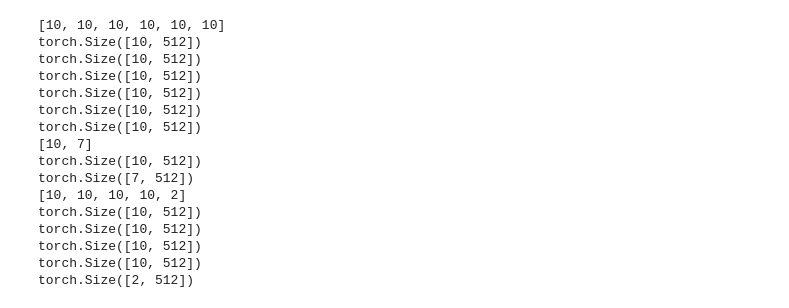
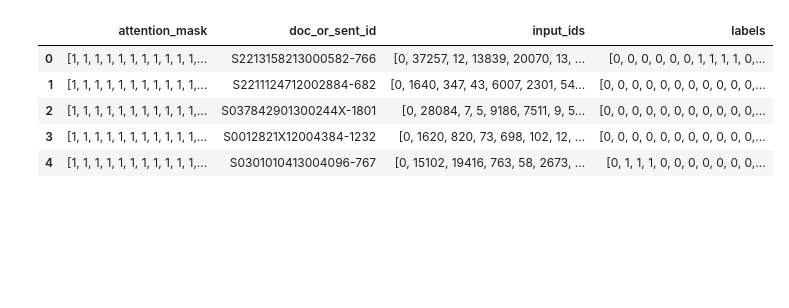
Before and after one commit to harperco/MeasEval, a Jupyter notebook: baselines/batch_doc_pipeline.ipynb, the cells around one changed output. Saved outputs shown, nothing was run; the diff lists cells and outputs as text; code cells hidden in the pictures; blank space fills up the shorter version.

```diff
--- a/baselines/batch_doc_pipeline.ipynb
+++ b/baselines/batch_doc_pipeline.ipynb
@@ -5,11 +5,14 @@ import json
 import pandas as pd
 import numpy as np
 import torch
-from transformers import RobertaConfig, RobertaTokenizerFast, RobertaForTokenClassification, RobertaModel
-from sklearn.metrics import confusion_matrix, ConfusionMatrixDisplay
+from torch import nn
+from torch.optim import AdamW
+import torchmetrics
+from transformers import RobertaTokenizerFast, AutoModel
+from transformers import get_scheduler
+from sklearn.metrics import confusion_matrix
 from sklearn.metrics import classification_report
-
-# from transformers import RobertaTokenizer, RobertaModel
+from tqdm.auto import tqdm
 
 random.seed(42)
 reshuffle_docs = False
@@ -22,11 +25,10 @@ batch_size = 10 # documents
 learning_rate = 2e-4
 n_epochs = 10
 
+type = 'Quantity'
+
 model_name = 'allenai/biomed_roberta_base'
-dropout = .03
 
-# annot_types = ['Quantity', 'MeasuredEntity', 'MeasuredProperty', 'Qualifier']
+device = torch.device("cuda") if torch.cuda.is_available() else torch.device("cpu")
 
-dummy_run = True
-
-small_size = .2 # multiplier for making small datasets
+data_size_reduce = 1 # multiplier for making small datasets
@@ -170,24 +191,25 @@ def tokenize_and_align_labels(docs_or_sents, txt, annotation, type=type, tokeniz
     return pd.DataFrame.from_dict(toks_with_labels)
 # %%
 ################# TOKENIZE #################
-small_train_docIds = random.sample(train_docIds, int(len(train_docIds)*small_size))
+train_docIds = random.sample(train_docIds, int(len(train_docIds)*data_size_reduce))
 
-quant_small_train_dataset = tokenize_and_align_labels(
-    docs_or_sents=small_train_docIds,
+quant_train_dataset = tokenize_and_align_labels(
+    docs_or_sents=train_docIds,
     txt=train_txt,
     annotation=train_annot,
-    type='Quantity',
+    type=type,
     tokenizer=tokenizer)
+num_train_docs = quant_train_dataset.shape[0]
 
+dev_docIds = random.sample(dev_docIds, int(len(dev_docIds)*data_size_reduce))
 
-small_dev_docIds = random.sample(dev_docIds, int(len(dev_docIds)*small_size))
-
-quant_small_dev_dataset = tokenize_and_align_labels(
-    docs_or_sents=small_dev_docIds,
+quant_dev_dataset = tokenize_and_align_labels(
+    docs_or_sents=dev_docIds,
     txt=dev_txt,
     annotation=dev_annot,
-    type='Quantity',
+    type=type,
     tokenizer=tokenizer)
+num_dev_docs = quant_dev_dataset.shape[0]
 
 test_docIds = test_docIds
 
@@ -195,8 +217,18 @@ quant_test_dataset = tokenize_and_align_labels(
     docs_or_sents=test_docIds,
     txt=test_txt,
     annotation=test_annot,
-    type='Quantity',
+    type=type,
     tokenizer=tokenizer)
+num_test_docs = quant_test_dataset.shape[0]
+# %%
+quant_train_dataset.head()
+# %% [output]
+|  | attention_mask | doc_or_sent_id | input_ids | labels |
+| 0 | [1, 1, 1, 1, 1, 1, 1, 1, 1, 1, 1,... | S2213158213000582-766 | [0, 37257, 12, 13839, 20070, 13, ... | [0, 0, 0, 0, 0, 0, 1, 1, 1, 1, 0,... |
+| 1 | [1, 1, 1, 1, 1, 1, 1, 1, 1, 1, 1,... | S2211124712002884-682 | [0, 1640, 347, 43, 6007, 2301, 54... | [0, 0, 0, 0, 0, 0, 0, 0, 0, 0, 0,... |
+| 2 | [1, 1, 1, 1, 1, 1, 1, 1, 1, 1, 1,... | S037842901300244X-1801 | [0, 28084, 7, 5, 9186, 7511, 9, 5... | [0, 0, 0, 0, 0, 0, 0, 0, 0, 0, 0,... |
+| 3 | [1, 1, 1, 1, 1, 1, 1, 1, 1, 1, 1,... | S0012821X12004384-1232 | [0, 1620, 820, 73, 698, 102, 12, ... | [0, 0, 0, 0, 0, 0, 0, 0, 0, 0, 0,... |
+| 4 | [1, 1, 1, 1, 1, 1, 1, 1, 1, 1, 1,... | S0301010413004096-767 | [0, 15102, 19416, 763, 58, 2673, ... | [0, 1, 1, 1, 0, 0, 0, 0, 0, 0, 0,... |
 # %%
 def batchify(tokenized_dataset, batch_size):
     num_examples = int(tokenized_dataset.shape[0] / batch_size)
@@ -234,24 +264,5 @@ def batchify(tokenized_dataset, batch_size):
 # %%
 ################# batchify ####################
-batched_quant_small_train_ds = batchify(quant_small_train_dataset, batch_size=batch_size)
-batched_quant_small_dev_ds = batchify(quant_small_dev_dataset, batch_size=batch_size)
-batched_quant_small_test_ds = batchify(quant_test_dataset, batch_size=batch_size)
-
-print()
+batched_quant_train_ds = batchify(quant_train_dataset, batch_size=batch_size)
+batched_quant_dev_ds = batchify(quant_dev_dataset, batch_size=batch_size)
+batched_quant_test_ds = batchify(quant_test_dataset, batch_size=batch_size)
-# %% [output]
-[10, 10, 10, 10, 10, 10]
-torch.Size([10, 512])
-torch.Size([10, 512])
-torch.Size([10, 512])
-torch.Size([10, 512])
-torch.Size([10, 512])
-torch.Size([10, 512])
-[10, 7]
-torch.Size([10, 512])
-torch.Size([7, 512])
-[10, 10, 10, 10, 2]
-torch.Size([10, 512])
-torch.Size([10, 512])
-torch.Size([10, 512])
-torch.Size([10, 512])
-torch.Size([2, 512])
```
Also changed, not shown: parts of 15 cells of this notebook.
